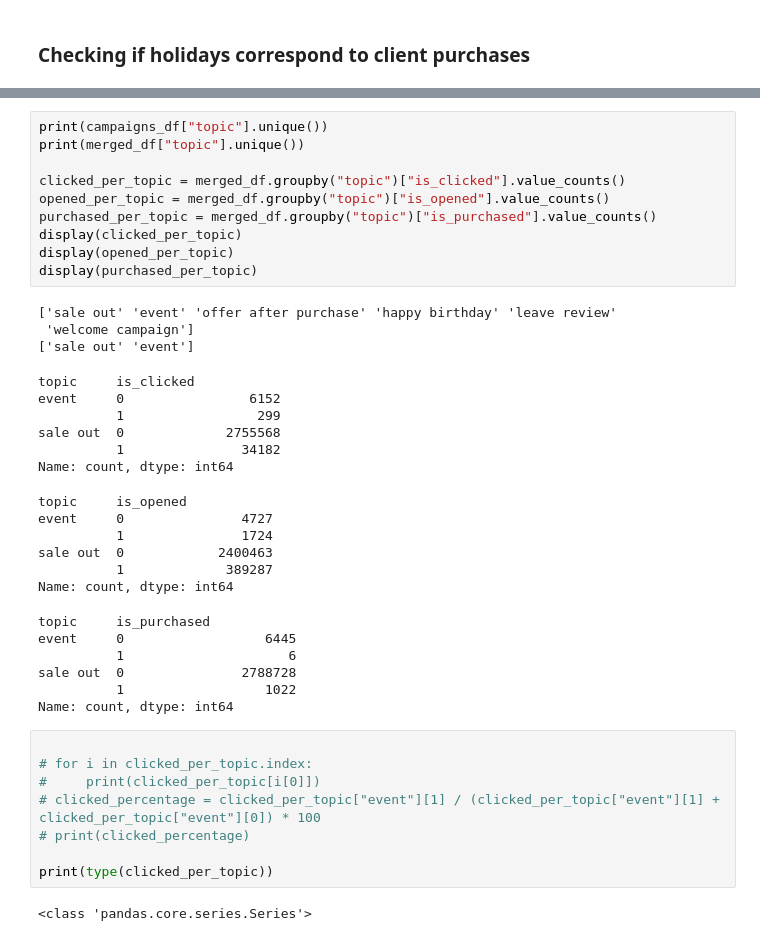
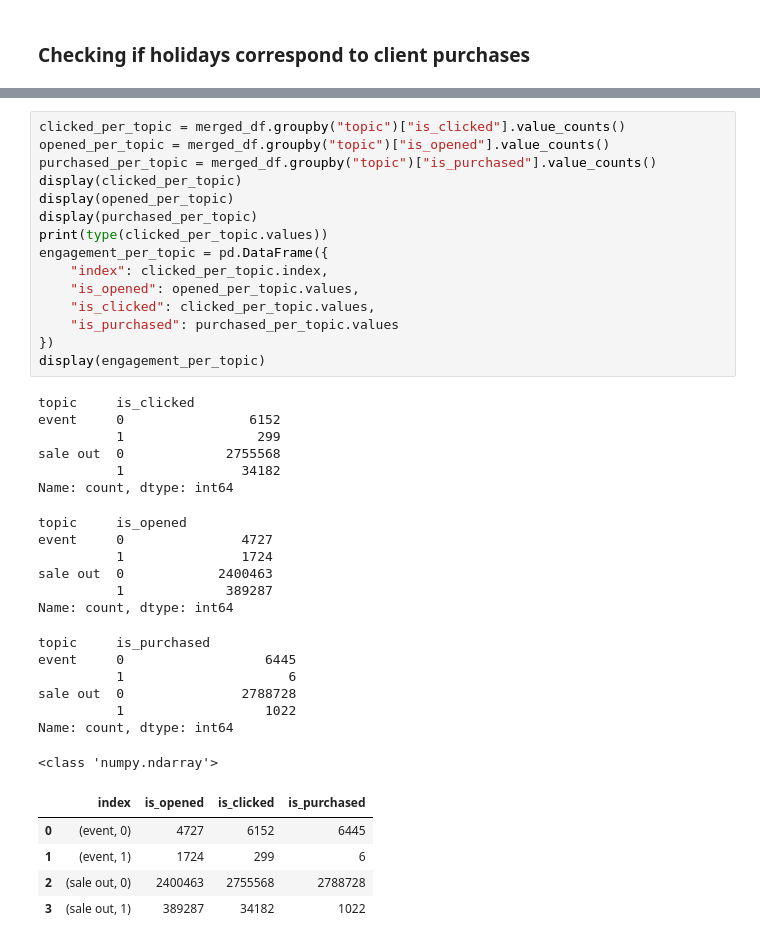
Before and after one commit to miguelsadorra14/DataWrangling, a Jupyter notebook: project.ipynb, the cells around one changed output, grey strips where cells are left out. Saved outputs shown, nothing was run; the diff lists cells and outputs as text.

```diff
--- a/project.ipynb
+++ b/project.ipynb
@@ -614,44 +584,42 @@ display(holiday_store_sales_df)
 # %%
-print(campaigns_df["topic"].unique())
-print(merged_df["topic"].unique())
-
 clicked_per_topic = merged_df.groupby("topic")["is_clicked"].value_counts()
 opened_per_topic = merged_df.groupby("topic")["is_opened"].value_counts()
 purchased_per_topic = merged_df.groupby("topic")["is_purchased"].value_counts()
 display(clicked_per_topic)
 display(opened_per_topic)
 display(purchased_per_topic)
+print(type(clicked_per_topic.values))
+engagement_per_topic = pd.DataFrame({
+    "index": clicked_per_topic.index,
+    "is_opened": opened_per_topic.values,
+    "is_clicked": clicked_per_topic.values,
+    "is_purchased": purchased_per_topic.values
+})
+display(engagement_per_topic)
 # %% [output]
-['sale out' 'event' 'offer after purchase' 'happy birthday' 'leave review'
- 'welcome campaign']
-['sale out' 'event']
+topic     is_clicked
+event     0                6152
+          1                 299
+sale out  0             2755568
+          1               34182
+Name: count, dtype: int64
-topic     is_clicked
-event     0                6152
-          1                 299
-sale out  0             2755568
-          1               34182
+topic     is_opened
+event     0               4727
+          1               1724
+sale out  0            2400463
+          1             389287
 Name: count, dtype: int64
-topic     is_opened
-event     0               4727
-          1               1724
-sale out  0            2400463
-          1             389287
+topic     is_purchased
+event     0                  6445
+          1                     6
+sale out  0               2788728
+          1                  1022
 Name: count, dtype: int64
-topic     is_purchased
-event     0                  6445
-          1                     6
-sale out  0               2788728
-          1                  1022
-Name: count, dtype: int64
+<class 'numpy.ndarray'>
+|  | index | is_opened | is_clicked | is_purchased |
+| 0 | (event, 0) | 4727 | 6152 | 6445 |
+| 1 | (event, 1) | 1724 | 299 | 6 |
+| 2 | (sale out, 0) | 2400463 | 2755568 | 2788728 |
+| 3 | (sale out, 1) | 389287 | 34182 | 1022 |
-# %%
-
-# for i in clicked_per_topic.index:
-#     print(clicked_per_topic[i[0]])
-# clicked_percentage = clicked_per_topic["event"][1] / (clicked_per_topic["event"][1] + clicked_per_topic["event"][0]) * 100
-# print(clicked_percentage)
-
-print(type(clicked_per_topic))
-# %% [output]
-<class 'pandas.core.series.Series'>
 # %%
 def calc_perecentage(rest, part):
```
Also changed, not shown: parts of 17 cells of this notebook.
